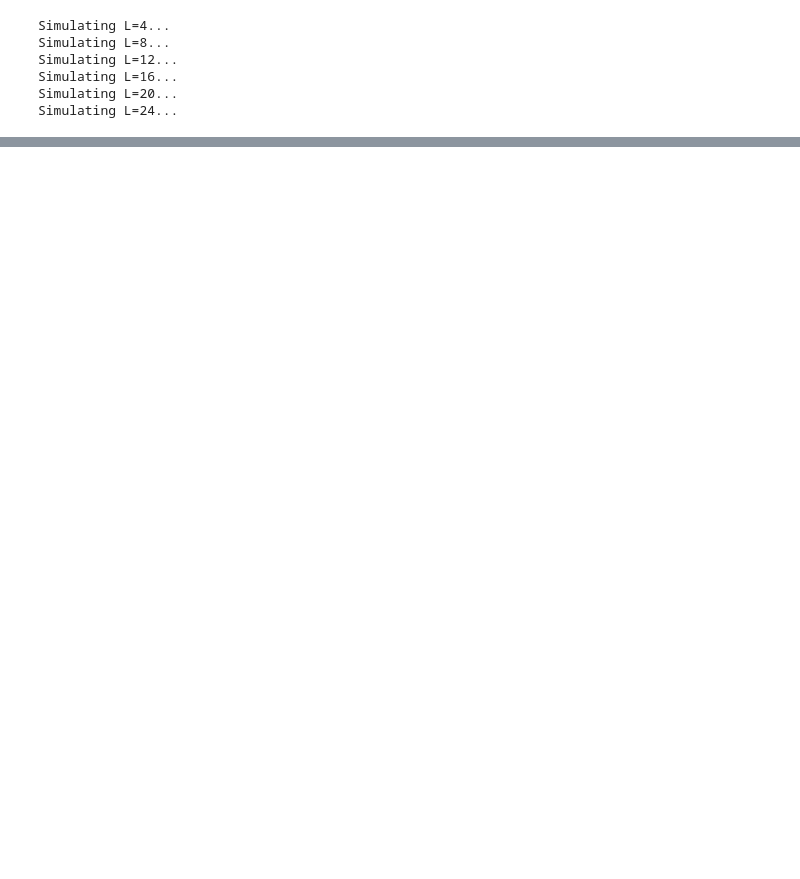
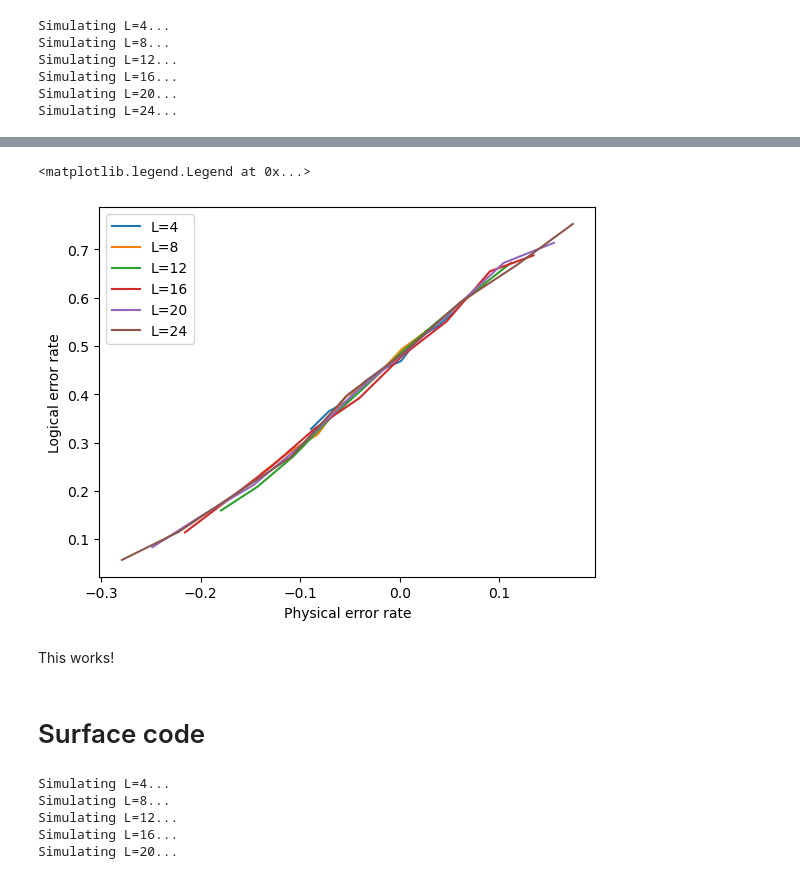
Before and after one commit to sajantanand/BP-Loop-Decoding, a Jupyter notebook: decoder/test_MWPM.ipynb, the cells around one changed output, grey strips where cells are left out. Saved outputs shown, nothing was run; the diff lists cells and outputs as text; code cells hidden in the pictures; blank space fills up the shorter version.

Commit message:
MWPM and BP-OSD testing on custom surface code

```diff
--- a/decoder/test_MWPM.ipynb
+++ b/decoder/test_MWPM.ipynb
@@ -181,0 +257,2 @@ plt.legend(loc=0)
+# %%
+res = fssa.autoscale(Ls, ps, np.array(log_errors_all_L), np.array(std_err_all), 0.15, 1, 1)
@@ -181,0 +279,14 @@ plt.legend(loc=0)
+# %%
+plt.figure()
+for L, logical_errors in zip(Ls, log_errors_all_L):
+    plt.plot((ps-res['rho'])*L**(1/res['nu']), logical_errors * L**(-res['zeta']/res['nu']), label="L={}".format(L))
+plt.xlabel("Physical error rate")
+plt.ylabel("Logical error rate")
+plt.legend(loc=0)
+# %% [output]
+<matplotlib.legend.Legend at 0x...>
+[figure, added]
+# %% [markdown]
+This works!
+# %% [markdown]
+# Surface code
@@ -181,0 +303,21 @@ plt.legend(loc=0)
+# %%
+num_shots = 5000
+Ls = range(4,22,4)
+ps = np.linspace(0.08, 0.12, 9)
+np.random.seed(2)
+log_errors_all_L = []
+for L in Ls:
+    print("Simulating L={}...".format(L))
+    H = toric.surface_code_z(L, 3)
+    log = toric.surface_code_logical_z(L, 3)
+    log_errors = []
+    for p in ps:
+        num_errors = num_decoding_failures_vectorised(H, log, p, num_shots)
+        log_errors.append(num_errors/num_shots)
+    log_errors_all_L.append(np.array(log_errors))
+# %% [output]
+Simulating L=4...
+Simulating L=8...
+Simulating L=12...
+Simulating L=16...
+Simulating L=20...
```
Also changed, not shown: parts of 22 cells of this notebook, 1 other file.
